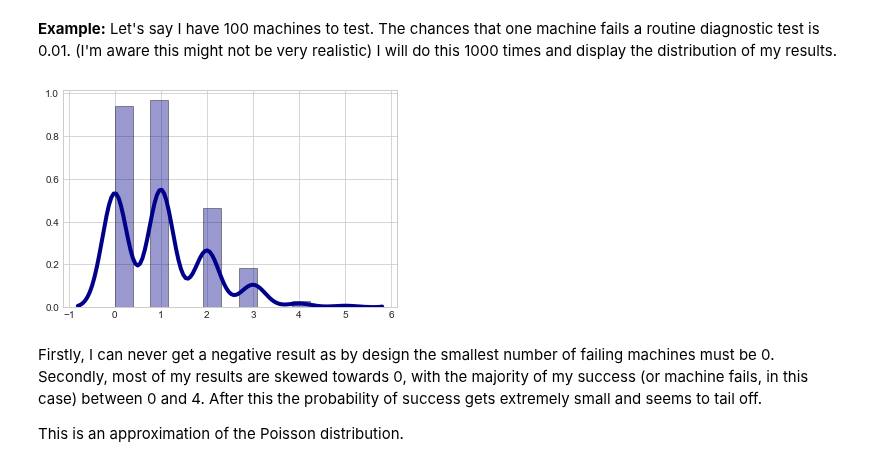
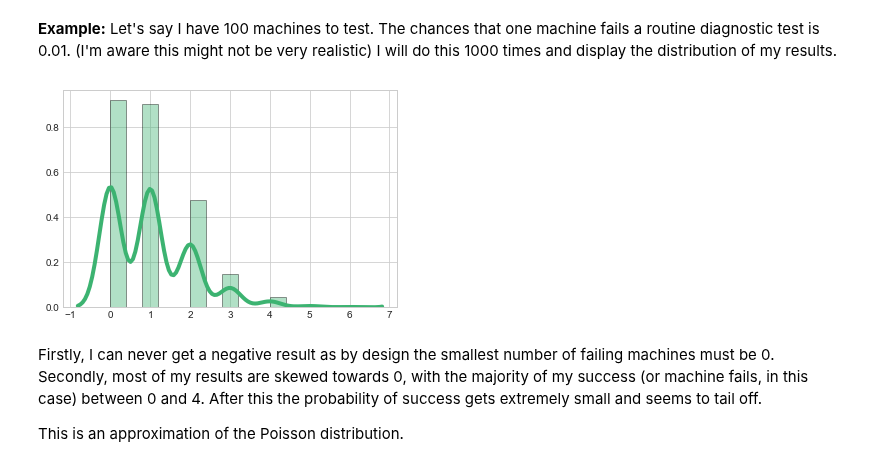
Before and after one commit to MarionMcG/numpy.random, a Jupyter notebook: numpy-random.ipynb, the cells around one changed output. Saved outputs shown, nothing was run; the diff lists cells and outputs as text; code cells hidden in the pictures.

```diff
--- a/numpy-random.ipynb
+++ b/numpy-random.ipynb
@@ -559,13 +559,13 @@ The binomial distribution resembles a different distribution when the number of
 # %%
 p_bin = np.random.binomial(100, 0.01, 1000)
 sns.distplot(p_bin, kde=True,
-             color = 'darkblue',
+             color = 'mediumseagreen',
              hist_kws={'edgecolor':'black'},
              kde_kws={'linewidth': 4});
 
 #Reference for formatting: https://towardsdatascience.com/histograms-and-density-plots-in-python-f6bda88f5ac0
 # %% [output]
-[figure, old version]
+[figure, new version]
 # %% [markdown]
 Firstly, I can never get a negative result as by design the smallest number of failing machines must be 0. Secondly, most of my results are skewed towards 0, with the majority of my success (or machine fails, in this case) between 0 and 4. After this the probability of success gets extremely small and seems to tail off.
 
```
Also changed, not shown: parts of 8 cells of this notebook.
